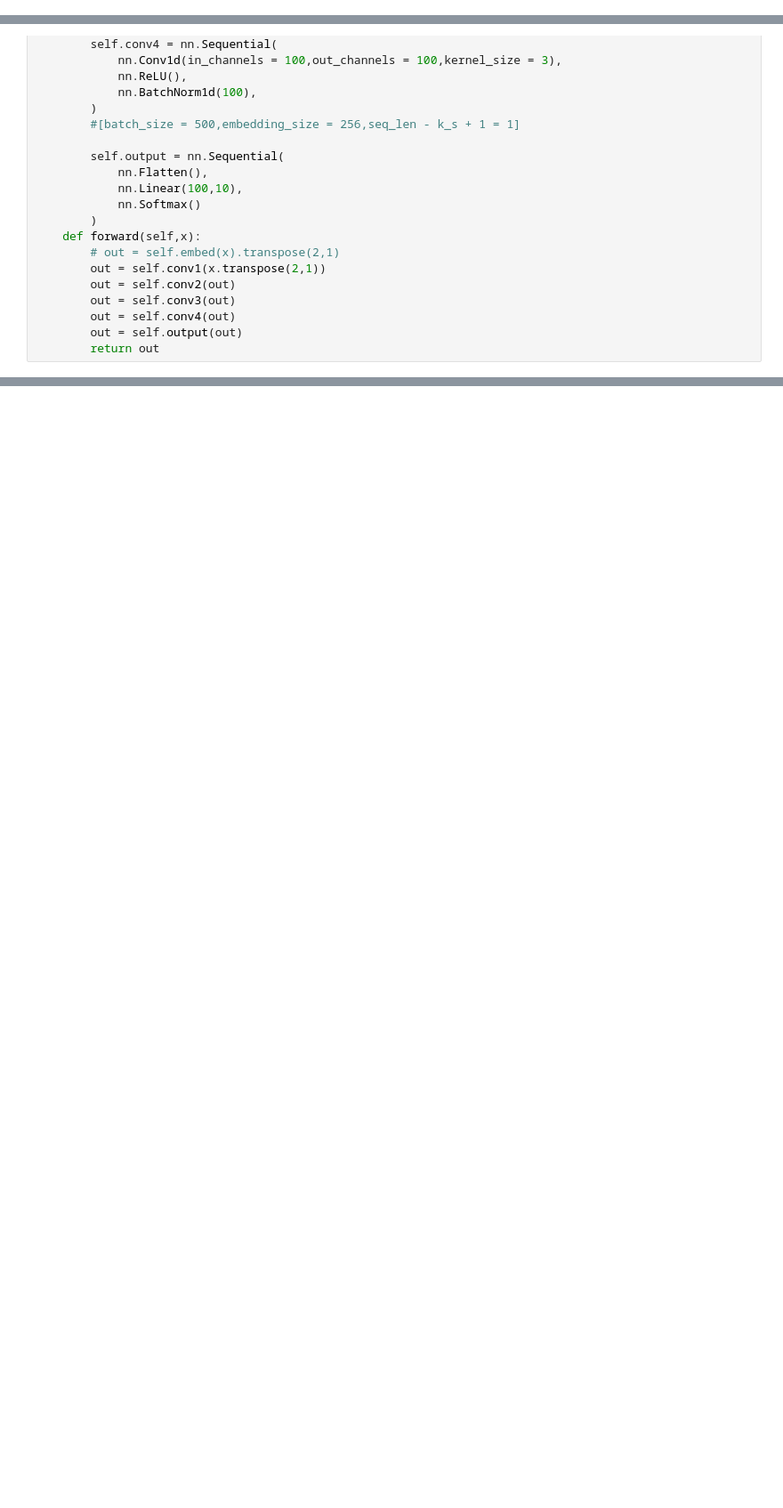
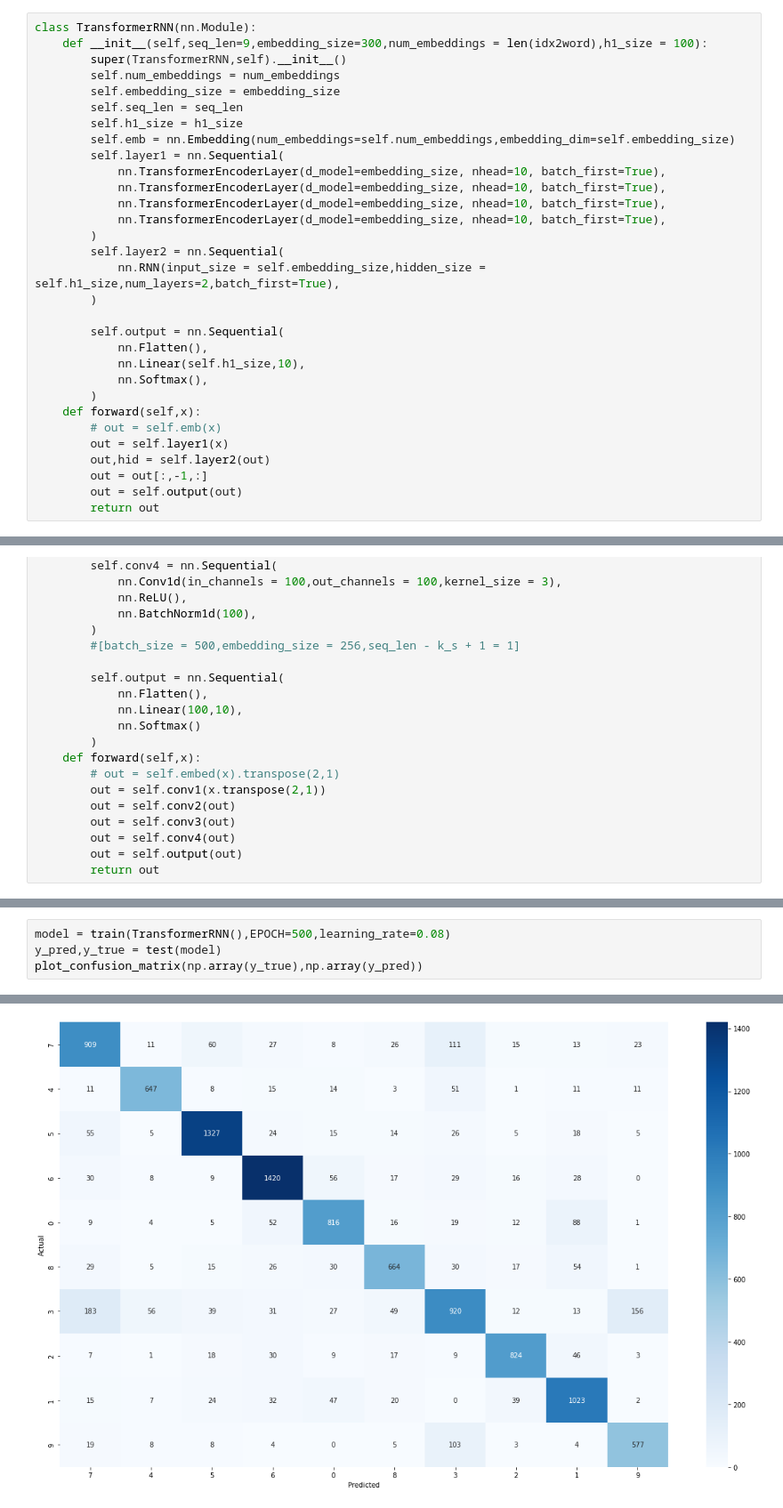
Before and after one commit to EldenRingChen/ShortChineseTextClassfication, a Jupyter notebook: word/3.3.classfication_pretrained.ipynb, the cells around one changed output, grey strips where cells are left out. Shown at 89% size. Cells and saved outputs as stored; diff of their text form; blank space fills up the shorter version.

```diff
--- a/word/3.3.classfication_pretrained.ipynb
+++ b/word/3.3.classfication_pretrained.ipynb
@@ -268,0 +300,31 @@ class SimpleLSTM(nn.Module):
+# %%
+class TransformerRNN(nn.Module):
+    def __init__(self,seq_len=9,embedding_size=300,num_embeddings = len(idx2word),h1_size = 100):
+        super(TransformerRNN,self).__init__()
+        self.num_embeddings = num_embeddings
+        self.embedding_size = embedding_size
+        self.seq_len = seq_len
+        self.h1_size = h1_size
+        self.emb = nn.Embedding(num_embeddings=self.num_embeddings,embedding_dim=self.embedding_size)
+        self.layer1 = nn.Sequential(
+            nn.TransformerEncoderLayer(d_model=embedding_size, nhead=10, batch_first=True),
+            nn.TransformerEncoderLayer(d_model=embedding_size, nhead=10, batch_first=True),
+            nn.TransformerEncoderLayer(d_model=embedding_size, nhead=10, batch_first=True),
+            nn.TransformerEncoderLayer(d_model=embedding_size, nhead=10, batch_first=True),
+        )
+        self.layer2 = nn.Sequential(
+            nn.RNN(input_size = self.embedding_size,hidden_size = self.h1_size,num_layers=2,batch_first=True),
+        )
+
+        self.output = nn.Sequential(
+            nn.Flatten(),
+            nn.Linear(self.h1_size,10),
+            nn.Softmax(),
+        )
+    def forward(self,x):
+        # out = self.emb(x)
+        out = self.layer1(x)
+        out,hid = self.layer2(out)
+        out = out[:,-1,:]
+        out = self.output(out)
+        return out
@@ -362,0 +476,5 @@ epoch   :116    itr:9340        loss:2.313150405883789  acc:0.148
+# %%
+model = train(TransformerRNN(),EPOCH=500,learning_rate=0.08)
+y_pred,y_true = test(model)
+plot_confusion_matrix(np.array(y_true),np.array(y_pred))
+# %% [output]
@@ -363 +498,2 @@ epoch   :116    itr:9340        loss:2.313150405883789  acc:0.148
+[figure, added]
 # %%
```
Also changed, not shown: parts of 9 cells of this notebook.
